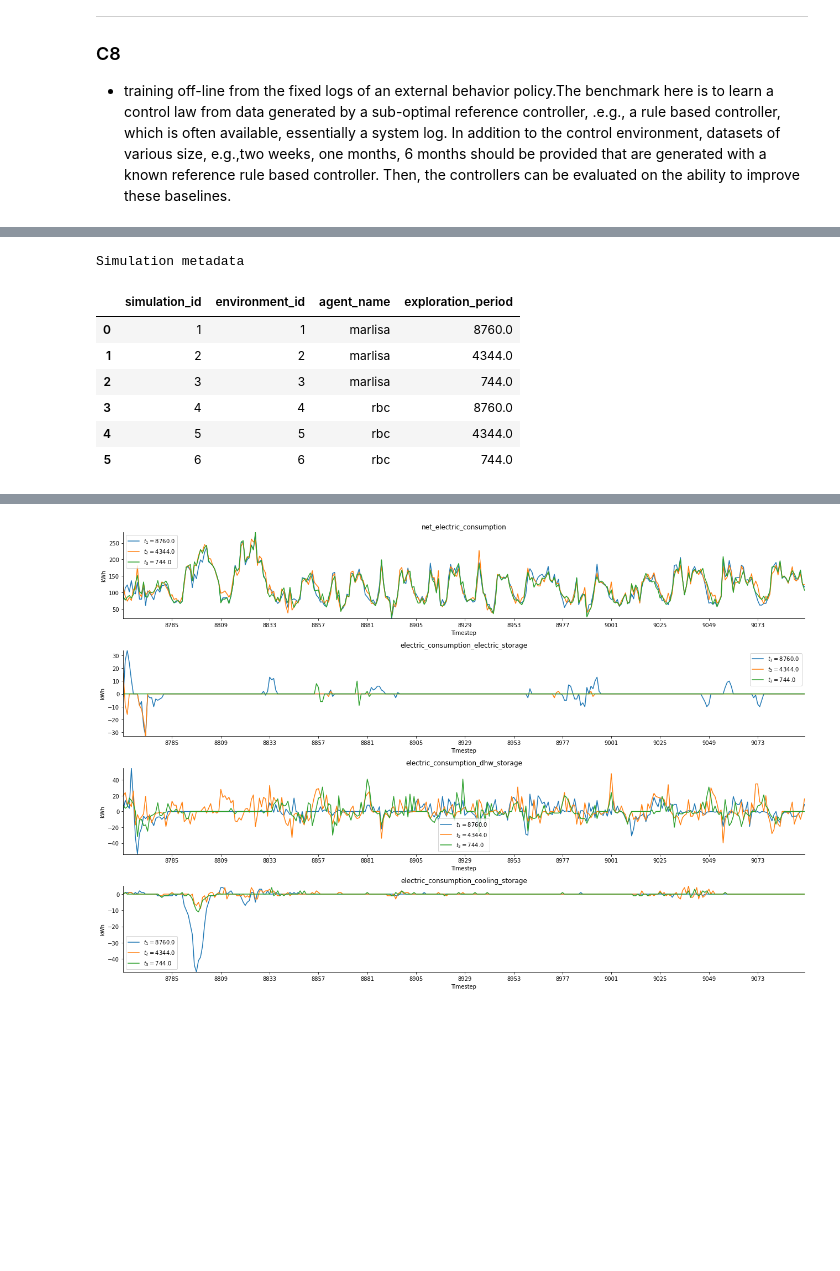
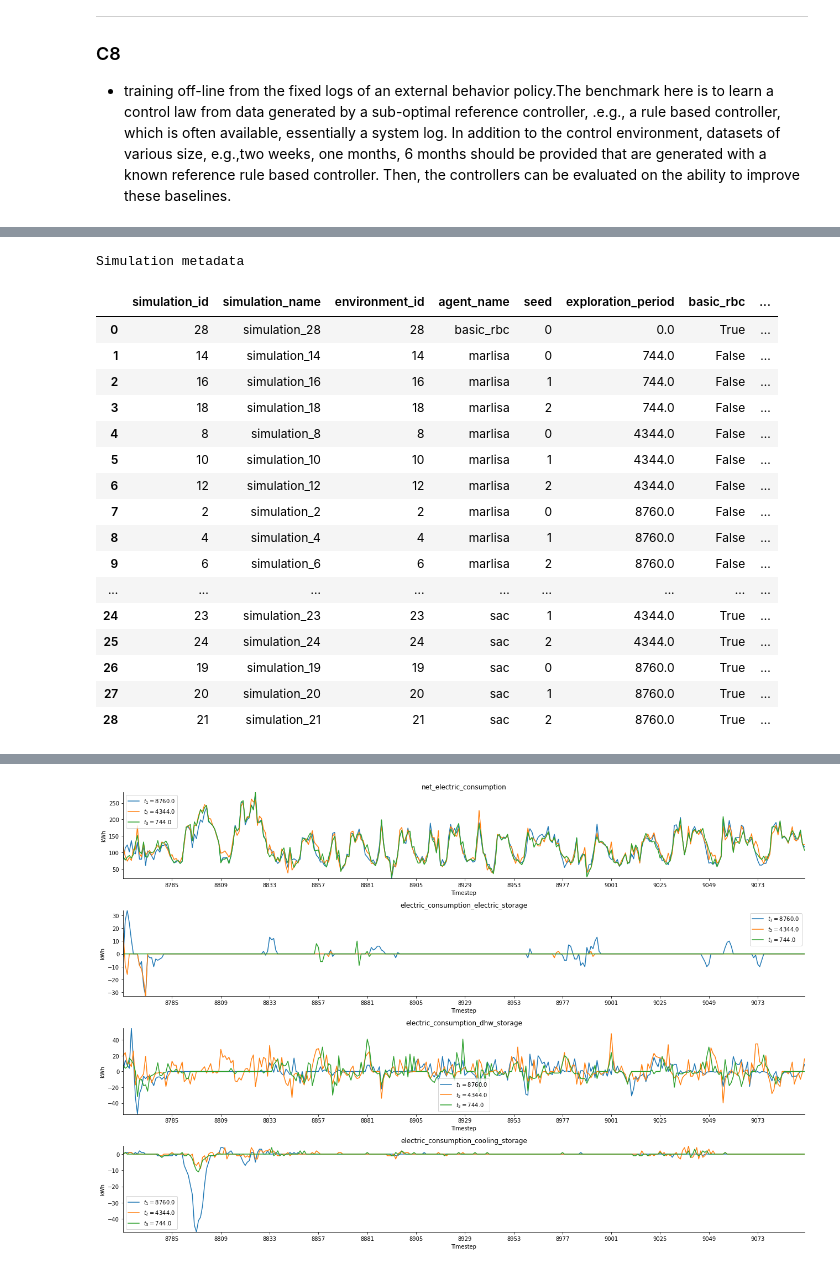
Before and after one commit to intelligent-environments-lab/CityLearn, a Jupyter notebook: reward_function_exploration_analysis.ipynb, the cells around one changed output, grey strips where cells are left out. Drawn from its saved outputs; the diff is of its cells as text; code cells hidden in the pictures; blank space fills up the shorter version.

```diff
--- a/reward_function_exploration_analysis.ipynb
+++ b/reward_function_exploration_analysis.ipynb
@@ -52,8 +56,9 @@ $E$ is an array of the district buildings' electricity demand, $n$ is the number
 - training off-line from the fixed logs of an external behavior policy.The benchmark here is to learn a control law  from data generated by a sub-optimal reference controller, .e.g., a rule based controller, which is often available, essentially a system log. In addition to the control environment, datasets of various size, e.g.,two weeks, one months, 6 months should be provided that are generated with a known reference rule based controller. Then, the controllers can be evaluated on the ability to improve these baselines.
 # %%
 c8_simulation_output_directory = 'simulation_output_c8'
-c8_database_filepath = os.path.join(c8_simulation_output_directory,'simulation_v1.db')
-source_filepaths = [os.path.join(c8_simulation_output_directory,f'simulation_{i}.db') for i in range(1,7)]
+c8_database_filepath = os.path.join(c8_simulation_output_directory,'simulation.db')
+grid_search_filepath = 'grid_search_c8.csv'
+source_filepaths = [os.path.join(c8_simulation_output_directory,f'simulation_{i}.db') for i in range(1,30)]
 CityLearnDatabase.concatenate(c8_database_filepath,source_filepaths)
 database = SQLiteDatabase(c8_database_filepath)
 # %% [output]
@@ -61,32 +138,64 @@ Database: 6/6, Table: 22/22
 # %%
 # offline training periods
 metadata = database.query_table("""
 SELECT
     s.id AS simulation_id,
+    s.name AS simulation_name,
     e.id AS environment_id,
     a.name AS agent_name,
+    a.seed AS seed,
     AVG(a.exploration_period) AS exploration_period
 FROM agent a
 LEFT JOIN building b ON b.agent_id = a.id
 LEFT JOIN environment e ON e.id = b.environment_id
 LEFT JOIN simulation s ON s.id = e.simulation_id
 GROUP BY
     s.id,
     e.id,
     a.name
 """)
+
+grid_search = pd.read_csv(grid_search_filepath)[['--simulation_id','--basic_rbc']].copy()
+grid_search.columns = ['simulation_name','basic_rbc']
+metadata = pd.merge(metadata,grid_search,on='simulation_name',how='left')
+# agent_data = pd.merge(agent_data,environment_data,on='environment_id',how='left')
+# agent_data = pd.merge(agent_data,simulation_data,on='simulation_id',how='left')
+# agent_data = agent_data.drop(columns=['simulation_id'])
+# agent_data = agent_data.rename(columns={'simulation_name':'simulation_id'})
+# agent_data = pd.merge(agent_data,grid_search,on='simulation_id',how='left')
+# agent_data = agent_data[temp_database.get_table('agent').columns.tolist()].copy()
+
+group_list = []
+
+for i, (name, group) in enumerate(metadata.groupby(['agent_name','basic_rbc','exploration_period'])):
+    group = group.copy()
+    group.loc[:,'simulation_set'] = i
+    group_list.append(group)
+
+metadata = pd.concat(group_list,ignore_index=True)
+
 print('Simulation metadata')
 display(metadata)
 exploration_periods = database.query_table("SELECT DISTINCT exploration_period FROM agent")['exploration_period'].tolist()
 agent_names = database.query_table("SELECT DISTINCT name FROM agent")['name'].tolist()
 # %% [output]
 Simulation metadata
-|  | simulation_id | environment_id | agent_name | exploration_period |
-| 0 | 1 | 1 | marlisa | 8760.0 |
-| 1 | 2 | 2 | marlisa | 4344.0 |
-| 2 | 3 | 3 | marlisa | 744.0 |
-| 3 | 4 | 4 | rbc | 8760.0 |
-| 4 | 5 | 5 | rbc | 4344.0 |
-| 5 | 6 | 6 | rbc | 744.0 |
+|  | simulation_id | simulation_name | environment_id | agent_name | seed | exploration_period | basic_rbc | ... |
+| 0 | 28 | simulation_28 | 28 | basic_rbc | 0 | 0.0 | True | ... |
+| 1 | 14 | simulation_14 | 14 | marlisa | 0 | 744.0 | False | ... |
+| 2 | 16 | simulation_16 | 16 | marlisa | 1 | 744.0 | False | ... |
+| 3 | 18 | simulation_18 | 18 | marlisa | 2 | 744.0 | False | ... |
+| 4 | 8 | simulation_8 | 8 | marlisa | 0 | 4344.0 | False | ... |
+| 5 | 10 | simulation_10 | 10 | marlisa | 1 | 4344.0 | False | ... |
+| 6 | 12 | simulation_12 | 12 | marlisa | 2 | 4344.0 | False | ... |
+| 7 | 2 | simulation_2 | 2 | marlisa | 0 | 8760.0 | False | ... |
+| 8 | 4 | simulation_4 | 4 | marlisa | 1 | 8760.0 | False | ... |
+| 9 | 6 | simulation_6 | 6 | marlisa | 2 | 8760.0 | False | ... |
+| ... | ... | ... | ... | ... | ... | ... | ... | ... |
+| 24 | 23 | simulation_23 | 23 | sac | 1 | 4344.0 | True | ... |
+| 25 | 24 | simulation_24 | 24 | sac | 2 | 4344.0 | True | ... |
+| 26 | 19 | simulation_19 | 19 | sac | 0 | 8760.0 | True | ... |
+| 27 | 20 | simulation_20 | 20 | sac | 1 | 8760.0 | True | ... |
+| 28 | 21 | simulation_21 | 21 | sac | 2 | 8760.0 | True | ... |
 # %%
 # environment level net electricity consumption
```
Also changed, not shown: parts of 11 cells of this notebook, 3 other files.
